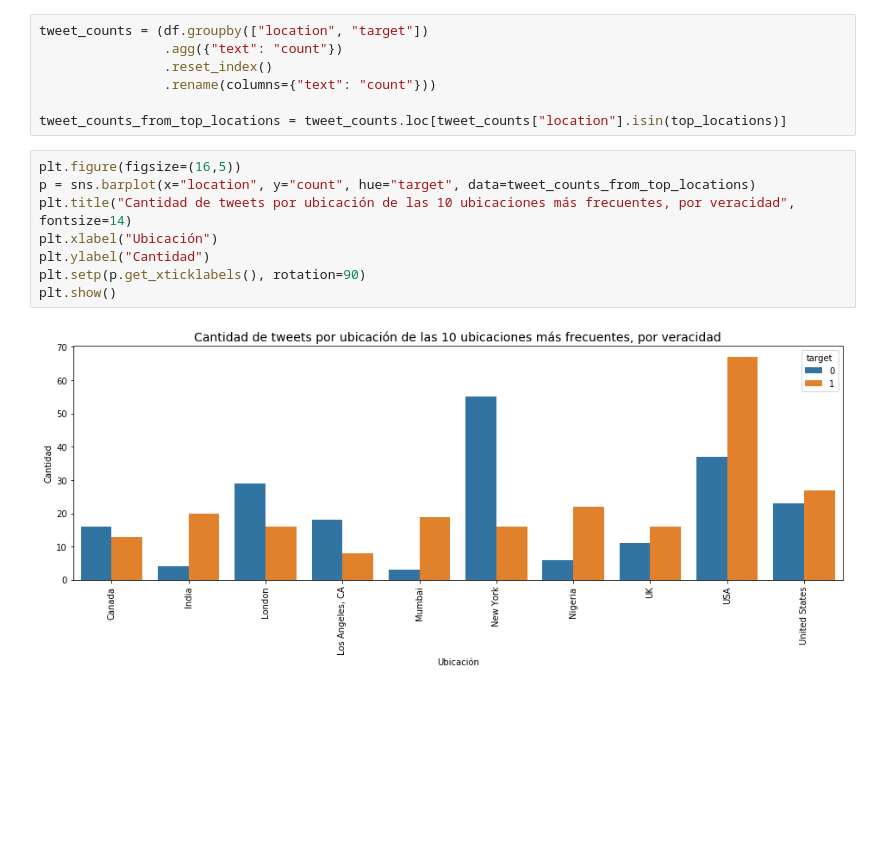
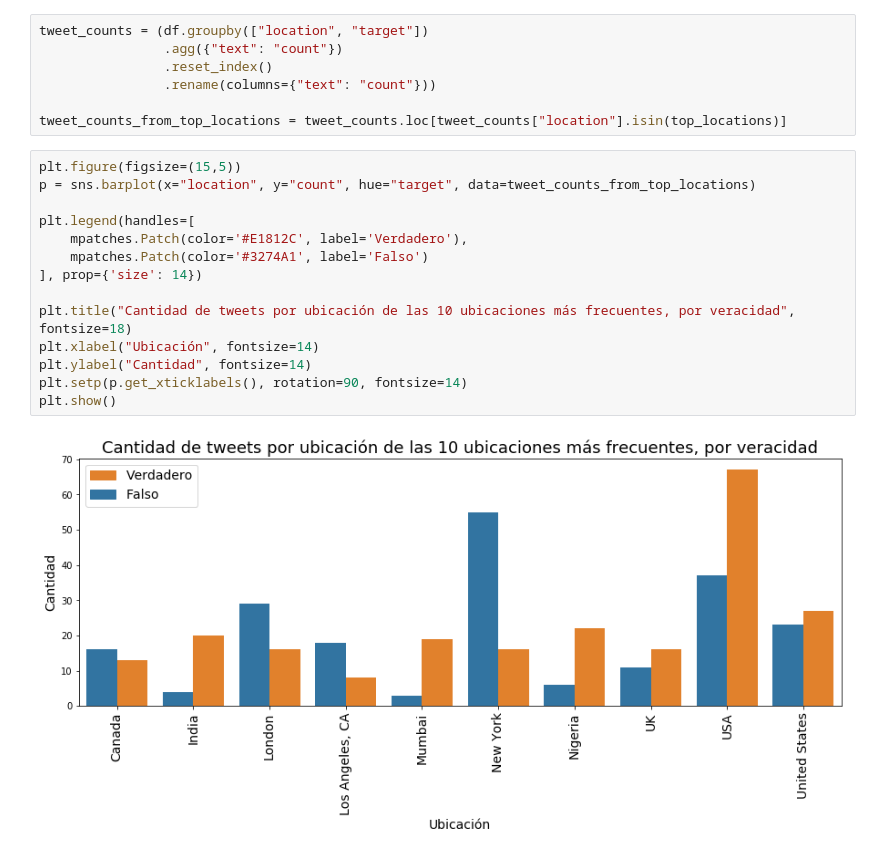
Before and after one commit to pabliyo/coronadatos, a Jupyter notebook: TP1-Location.ipynb, the cells around one changed output. Cells and saved outputs as stored; diff of their text form; blank space fills up the shorter version.

Commit message:
Se mejoran detalles de plots

```diff
--- a/TP1-Location.ipynb
+++ b/TP1-Location.ipynb
@@ -209,12 +224,18 @@ tweet_counts = (df.groupby(["location", "target"])
 
 tweet_counts_from_top_locations = tweet_counts.loc[tweet_counts["location"].isin(top_locations)]
 # %%
-plt.figure(figsize=(16,5))
+plt.figure(figsize=(15,5))
 p = sns.barplot(x="location", y="count", hue="target", data=tweet_counts_from_top_locations)
-plt.title("Cantidad de tweets por ubicación de las 10 ubicaciones más frecuentes, por veracidad", fontsize=14)
-plt.xlabel("Ubicación")
-plt.ylabel("Cantidad")
-plt.setp(p.get_xticklabels(), rotation=90)
+
+plt.legend(handles=[
+    mpatches.Patch(color='#E1812C', label='Verdadero'),
+    mpatches.Patch(color='#3274A1', label='Falso')
+], prop={'size': 14})
+
+plt.title("Cantidad de tweets por ubicación de las 10 ubicaciones más frecuentes, por veracidad", fontsize=18)
+plt.xlabel("Ubicación", fontsize=14)
+plt.ylabel("Cantidad", fontsize=14)
+plt.setp(p.get_xticklabels(), rotation=90, fontsize=14)
 plt.show()
 # %% [output]
-[figure, old version]
+[figure, new version]
```
Also changed, not shown: parts of 12 cells of this notebook.
